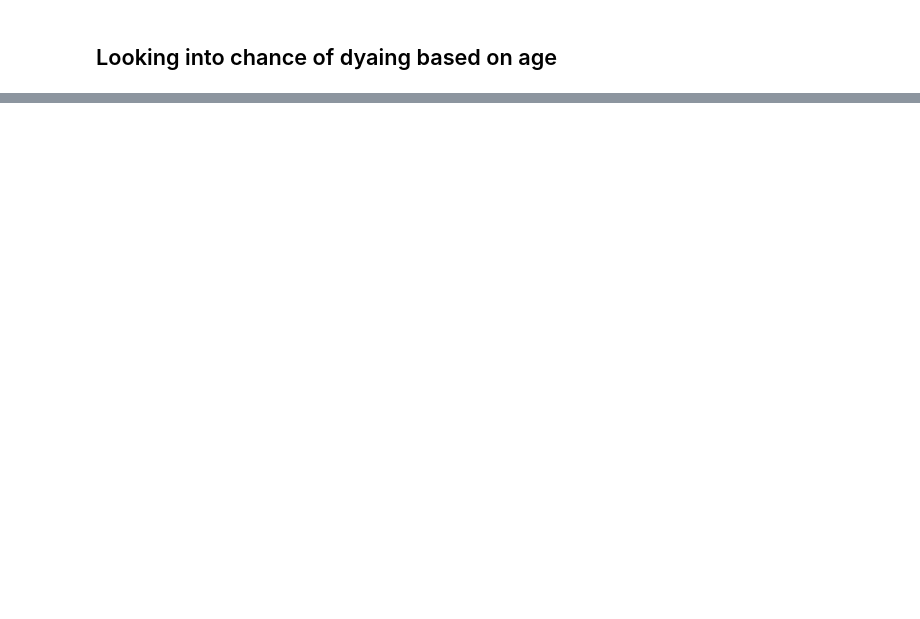
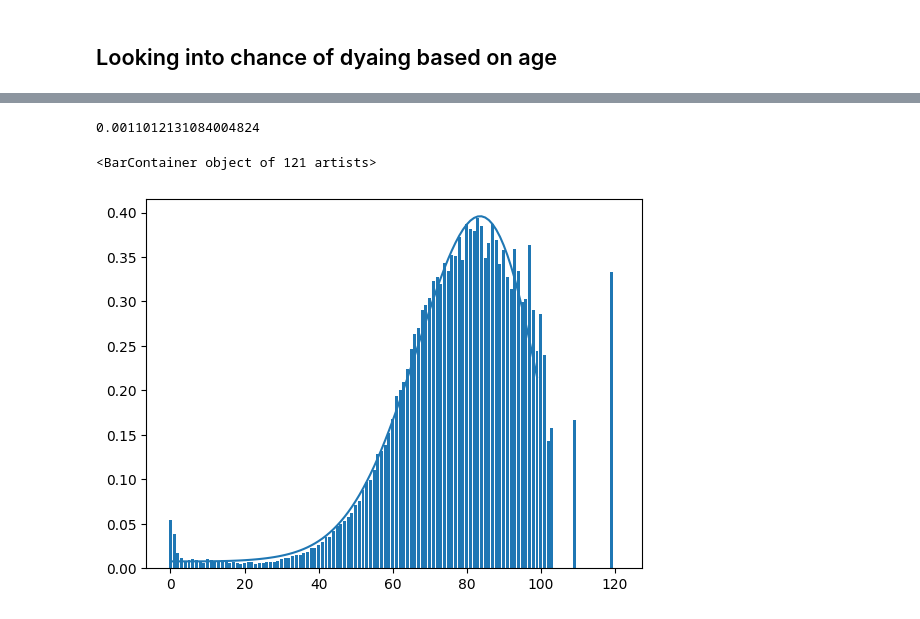
Before and after one commit to mathiasmellemstuen/FYS_STK4155_Prosjekt_3, a Jupyter notebook: src/main.ipynb, the cells around one changed output, grey strips where cells are left out. Drawn from its saved outputs; the diff is of its cells as text; code cells hidden in the pictures; blank space fills up the shorter version.

```diff
--- a/src/main.ipynb
+++ b/src/main.ipynb
@@ -230,0 +336,14 @@ accuracy_score(pred, Y_test)
+# %%
+lin = LinearRegression()
+poly = PolynomialFeatures(degree=10)
+X_poly = poly.fit_transform(probx_train.reshape(-1,1))
+lin.fit(X_poly, proby_train)
+
+X_poly_test = poly.fit_transform(probx_test.reshape(-1,1))
+
+plt.plot(probx_test, lin.predict(X_poly_test))
+plt.bar(probx_test, proby_test)
+plt.show()
+
+plt.bar(probx_train, proby_train)
+plt.plot(probx_train, lin.predict(X_poly))
@@ -230,0 +354,15 @@ accuracy_score(pred, Y_test)
+# %%
+pred = lin.predict(X_poly_test)
+length = len(pred)
+X_true, ans = MakeArray(chance_dying)
+print(MSE(ans[:length], pred))
+
+
+length = 100
+X_poly_true = poly.fit_transform(X_true.reshape(-1,1))
+plt.plot(X_true[:length], lin.predict(X_poly_true[:length]))
+plt.bar(X_true, ans)
+# %% [output]
+0.0011012131084004824
+<BarContainer object of 121 artists>
+[figure, added]
```
Also changed, not shown: parts of 21 cells of this notebook, 4 other files.
